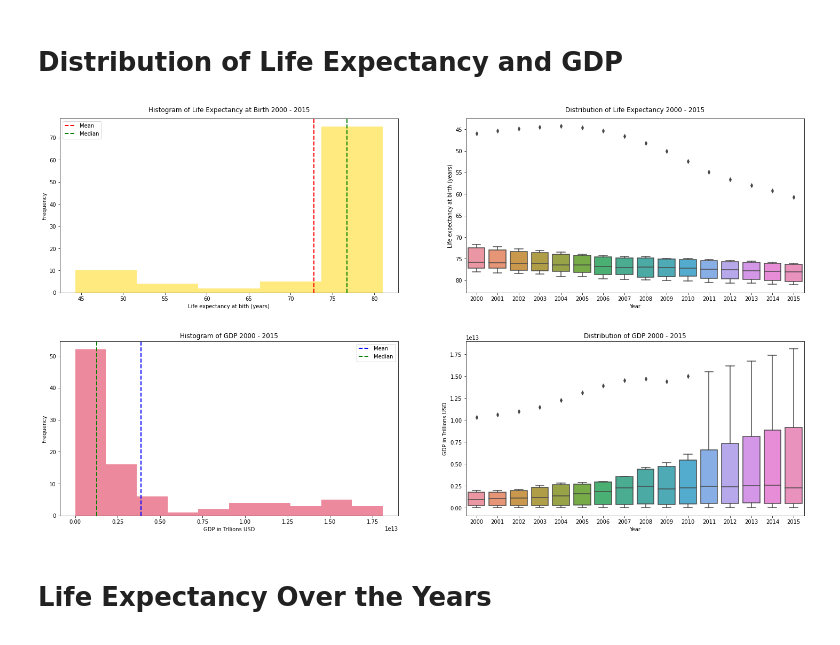
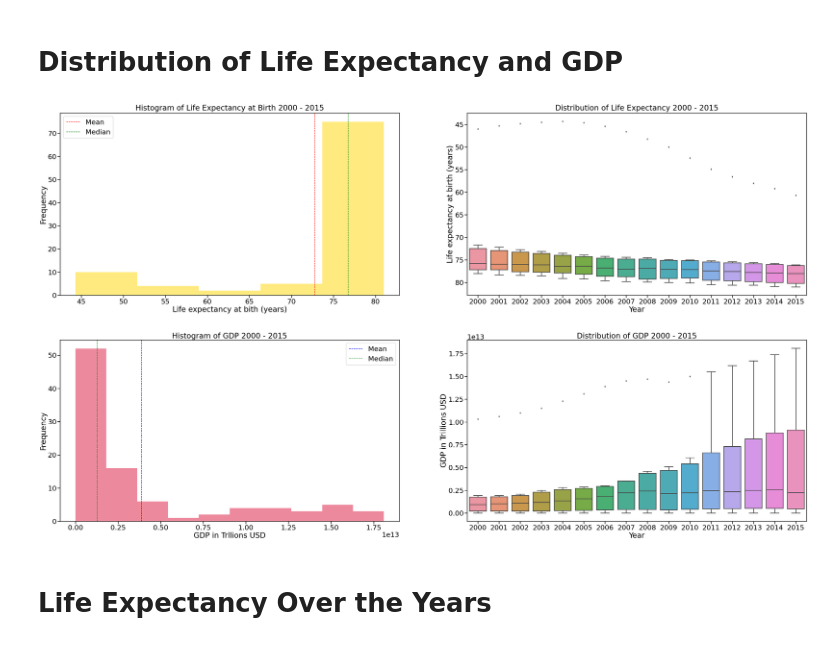
Before and after one commit to princeKike27/Life-Expctancy-GDP, a Jupyter notebook: Life_Expectancy_GDP.ipynb, the cells around one changed output. Drawn from its saved outputs; the diff is of its cells as text; code cells hidden in the pictures.

```diff
--- a/Life_Expectancy_GDP.ipynb
+++ b/Life_Expectancy_GDP.ipynb
@@ -68,33 +68,33 @@ df.describe()
 # %%
 # histogram and boxplot of life exectancy at birth
 
-fig = plt.figure(figsize=(25, 6))
+fig = plt.figure(figsize=(60, 15))
 
 # histogram
 ax = plt.subplot(1, 2, 1)
 plt.hist(x = df['Life expectancy at birth (years)'], bins=5, color='gold', alpha=0.5)
 plt.axvline(df['Life expectancy at birth (years)'].mean(), linewidth=2, linestyle='dashed', label='Mean', color='red')
 plt.axvline(df['Life expectancy at birth (years)'].median(), linewidth=2, linestyle='dashed', label='Median', color='green')
 
 plt.xlabel('Life expectancy at bith (years)')
 plt.ylabel('Frequency')
 plt.legend()
 plt.title('Histogram of Life Expectancy at Birth 2000 - 2015', pad=12)
 
 # violinplot
 ax = plt.subplot(1, 2, 2)
 sns.boxplot(x='Year', y='Life expectancy at birth (years)', data=df)
 # invert y axis
 plt.gca().invert_yaxis()
 plt.title('Distribution of Life Expectancy 2000 - 2015', pad=12)
 
 plt.show()
 # %% [output]
-[figure, old version]
+[figure, new version]
 # %%
 # histogram and boxplot of GDP
 
-fig = plt.figure(figsize=(25, 6))
+fig = plt.figure(figsize=(60, 15))
 
 # histogram
 ax = plt.subplot(1, 2, 1)
@@ -116,7 +116,7 @@ plt.title('Distribution of GDP 2000 - 2015')
 
 plt.show()
 # %% [output]
-[figure, old version]
+[figure, new version]
 # %% [markdown]
 # Life Expectancy Over the Years
 # %%
```
Also changed, not shown: parts of 7 cells of this notebook.
